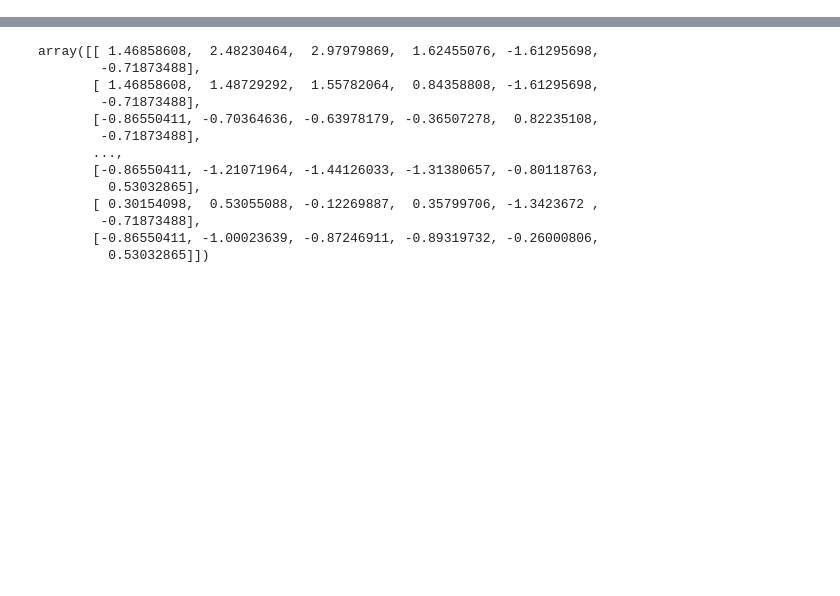
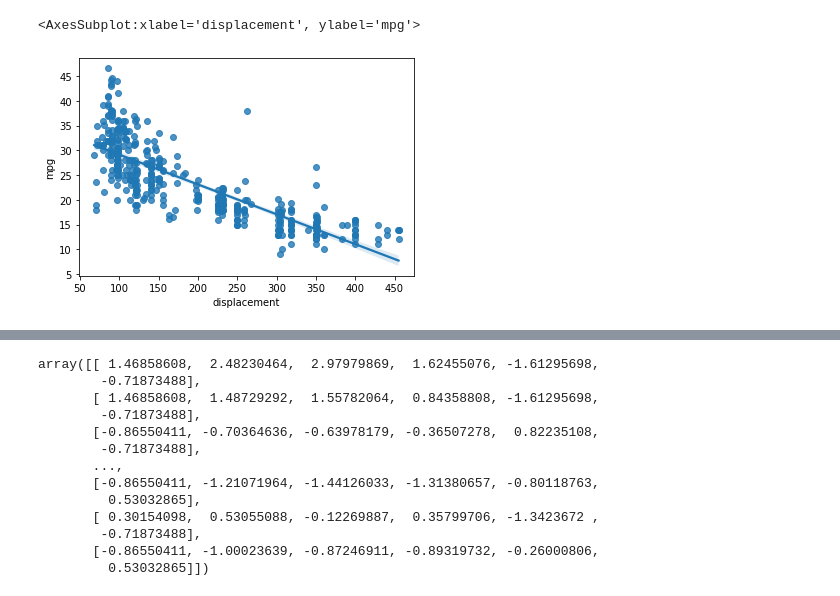
Before and after one commit to Nishanth-Raju/IBM-Project-5422-1658763434, a Jupyter notebook: Project development phase/Sprint 2/Model building.ipynb, the cells around one changed output, grey strips where cells are left out. Saved outputs shown, nothing was run; the diff lists cells and outputs as text; code cells hidden in the pictures; blank space fills up the shorter version.

```diff
--- a/Project development phase/Sprint 2/Model building.ipynb
+++ b/Project development phase/Sprint 2/Model building.ipynb
@@ -183,0 +165,5 @@ By convention, when the
+# %%
+sns.regplot(x="displacement", y="mpg", data=dataset)
+# %% [output]
+<AxesSubplot:xlabel='displacement', ylabel='mpg'>
+[figure, added]
```
Also changed, not shown: parts of 151 cells of this notebook, 10 other files.
